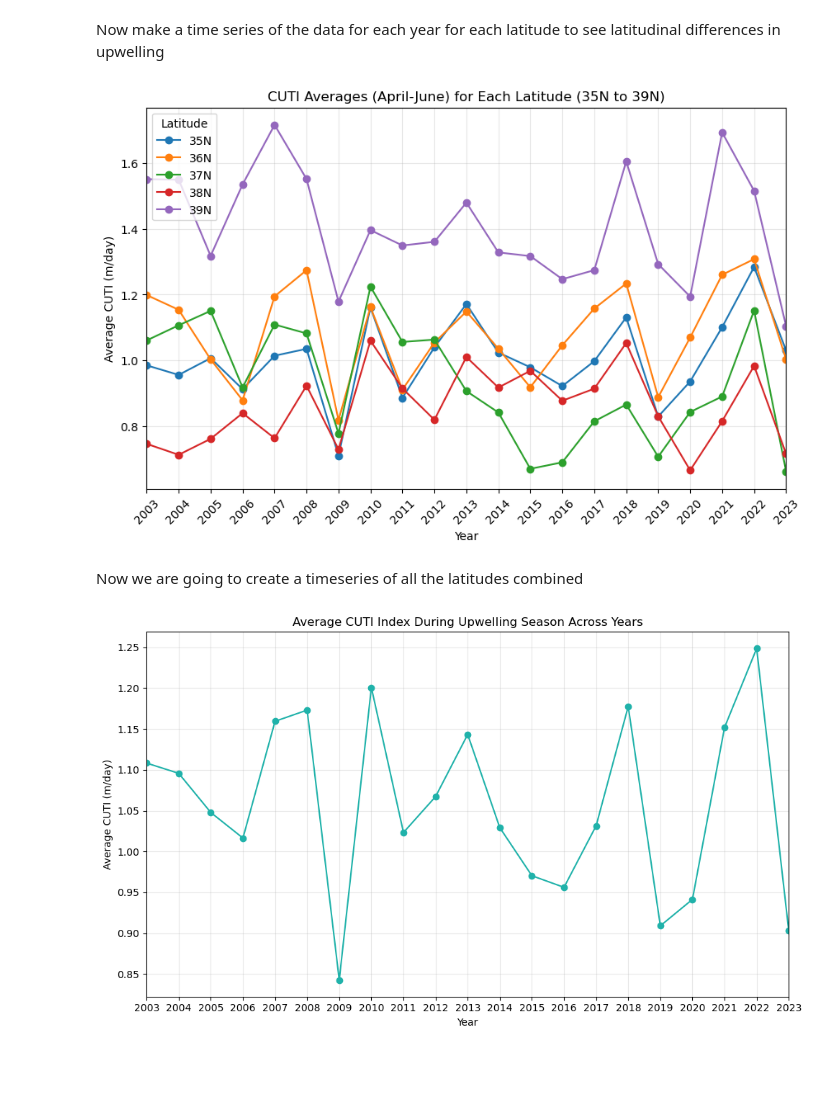
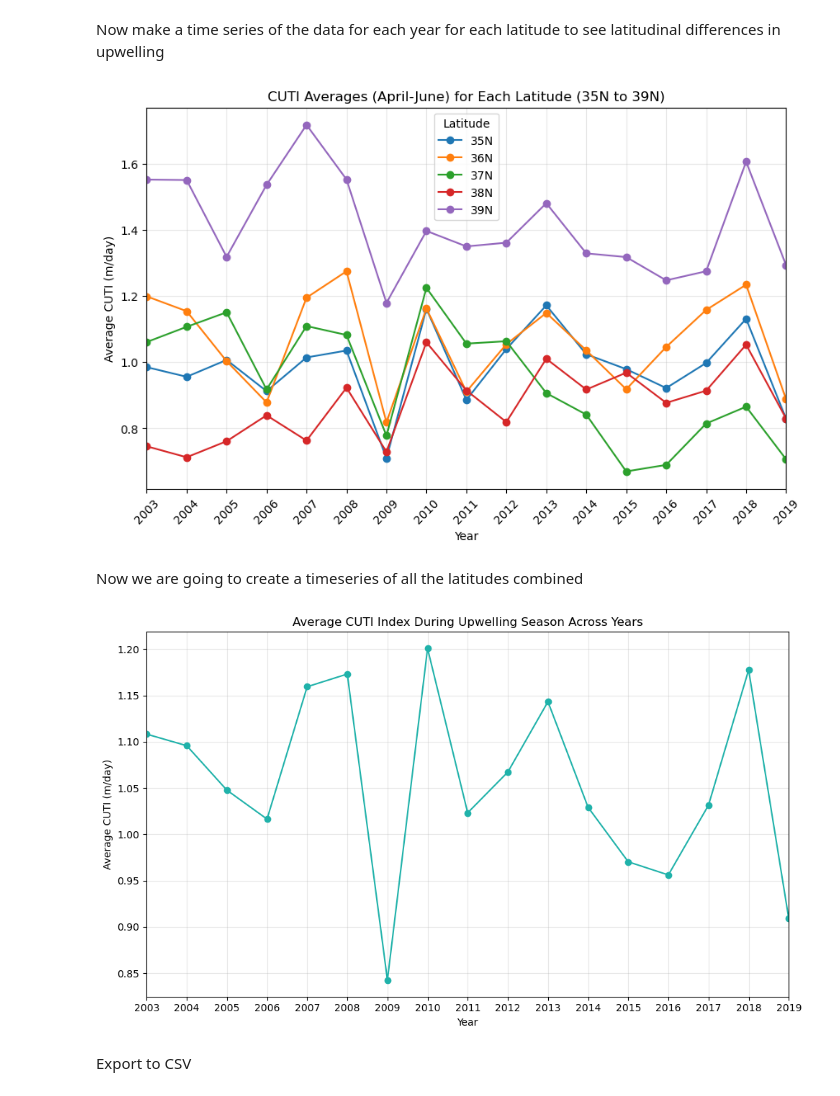
Before and after one commit to madison-sandquist/MS274_Project_CCSupwelling, a Jupyter notebook: CUTI_index_anaylsis.ipynb, the cells around one changed output. Saved outputs shown, nothing was run; the diff lists cells and outputs as text; code cells hidden in the pictures; blank space fills up the shorter version.

```diff
--- a/CUTI_index_anaylsis.ipynb
+++ b/CUTI_index_anaylsis.ipynb
@@ -28,7 +29,7 @@ spring_data = cuti[np.isin(cuti[:, month_col], spring_months)]
 averages = {}
 
 #loop through each of the years
-for year in range(2003, 2024):
+for year in range(2003, 2020):
     #filter data for that year
     year_data = spring_data[spring_data[:, year_col] == year]
 
@@ -46,31 +47,31 @@ Now make a time series of the data for each year for each latitude to see latitu
 # %%
 #naming for convience
 years = np.array(list(averages.keys()))
 latitude_averages = np.array(list(averages.values()))
 
 #make figure
 plt.figure(figsize=(10, 6))
 
 #loop through each latitude
 latitude_labels = ["35N", "36N", "37N", "38N", "39N"]
 for i in range(latitude_averages.shape[1]):
     plt.plot(years, latitude_averages[:, i], label=latitude_labels[i], marker='o')
 
 #add label and legend
 plt.title("CUTI Averages (April-June) for Each Latitude (35N to 39N)")
 plt.xlabel("Year")
 plt.ylabel("Average CUTI (m/day)")
 plt.legend(title="Latitude")
 plt.grid(alpha=0.3)
 
 #custome xticks
-plt.xticks(ticks=np.arange(2003, 2024, 1), rotation = 45)
-plt.xlim(2003, 2023)
+plt.xticks(ticks=np.arange(2003, 2020, 1), rotation = 45)
+plt.xlim(2003, 2019)
 
 #plt show
 plt.show()
 # %% [output]
-[figure, old version]
+[figure, new version]
 # %% [markdown]
 Now we are going to create a timeseries of all the latitudes combined
 # %%
@@ -90,12 +91,14 @@ plt.ylabel("Average CUTI (m/day)")
 plt.grid(alpha=0.3)
 
 #custome x axis
-plt.xticks(ticks=np.arange(2003, 2024, 1))
-plt.xlim(2003, 2023)
+plt.xticks(ticks=np.arange(2003, 2020, 1))
+plt.xlim(2003, 2019)
 
 #adjust layout
 plt.tight_layout()
 
 plt.show()
 # %% [output]
-[figure, old version]
+[figure, new version]
+# %% [markdown]
+Export to CSV
```
Also changed, not shown: parts of 2 cells of this notebook, 3 other files.
